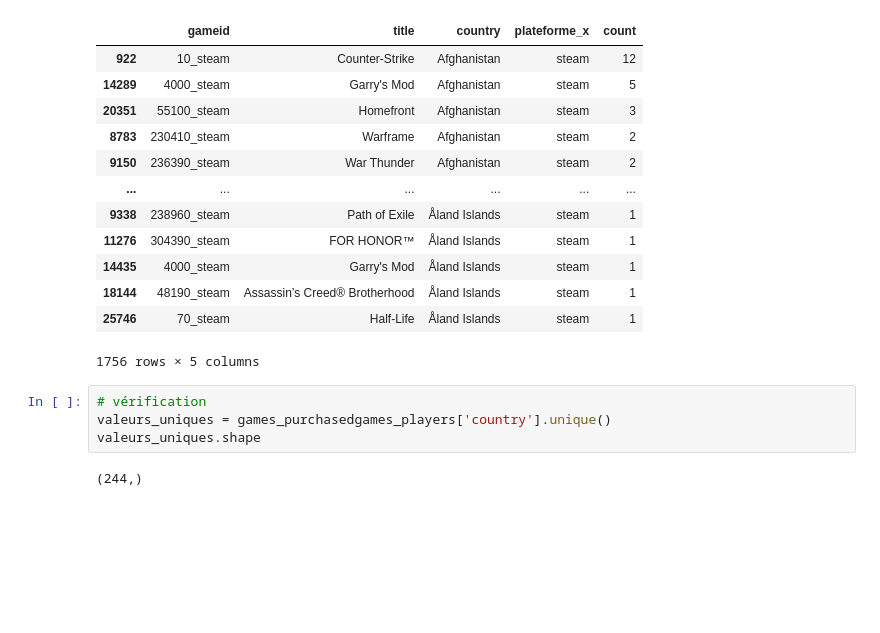
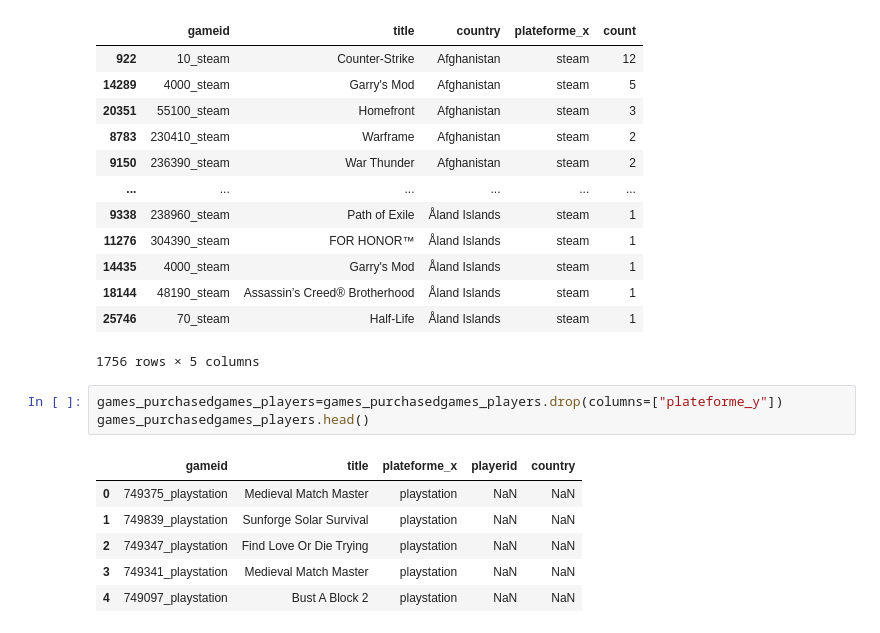
Before and after one commit to isanyams/projet-jeux-video, a Jupyter notebook: notebook/5_questions/top_10_jeux_par_pays.ipynb, the cells around one changed output. Drawn from its saved outputs; the diff is of its cells as text; blank space fills up the shorter version.

```diff
--- a/notebook/5_questions/top_10_jeux_par_pays.ipynb
+++ b/notebook/5_questions/top_10_jeux_par_pays.ipynb
@@ -234,9 +234,13 @@ top_games
 | 18144 | 48190_steam | Assassin’s Creed® Brotherhood | Åland Islands | steam | 1 |
 | 25746 | 70_steam | Half-Life | Åland Islands | steam | 1 |
 1756 rows × 5 columns
-# %%
-# vérification
-valeurs_uniques = games_purchasedgames_players['country'].unique()
-valeurs_uniques.shape
-# %% [output]
-(244,)
+# %%
+games_purchasedgames_players=games_purchasedgames_players.drop(columns=["plateforme_y"])
+games_purchasedgames_players.head()
+# %% [output]
+|  | gameid | title | plateforme_x | playerid | country |
+| 0 | 749375_playstation | Medieval Match Master | playstation | NaN | NaN |
+| 1 | 749839_playstation | Sunforge Solar Survival | playstation | NaN | NaN |
+| 2 | 749347_playstation | Find Love Or Die Trying | playstation | NaN | NaN |
+| 3 | 749341_playstation | Medieval Match Master | playstation | NaN | NaN |
+| 4 | 749097_playstation | Bust A Block 2 | playstation | NaN | NaN |
```
Also changed, not shown: parts of 7 cells of this notebook.
